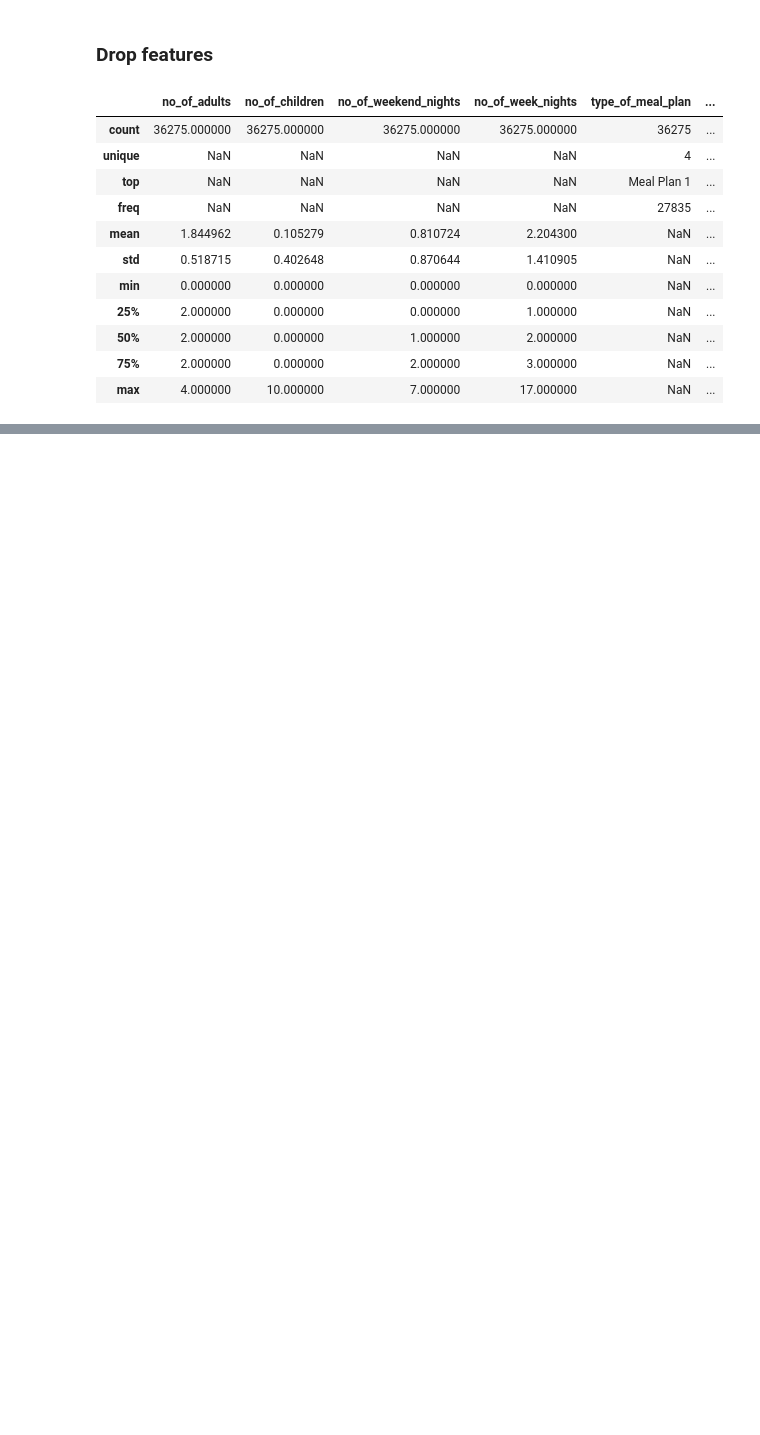
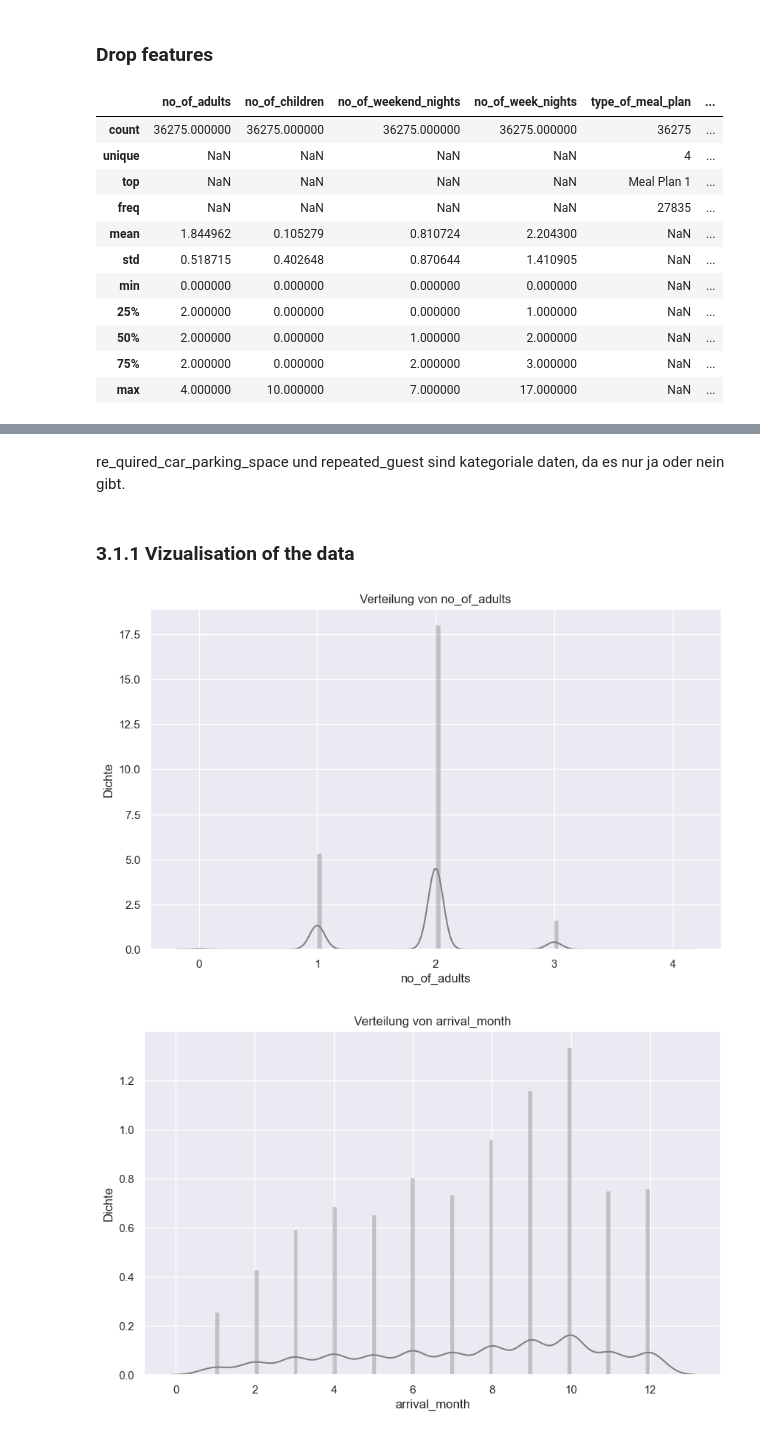
Before and after one commit to Flitschi7/stornierungsvorhersage-im-hotelgewerbe, a Jupyter notebook: hotel_cancellation.ipynb, the cells around one changed output, grey strips where cells are left out. Drawn from its saved outputs; the diff is of its cells as text; code cells hidden in the pictures; blank space fills up the shorter version.

```diff
--- a/hotel_cancellation.ipynb
+++ b/hotel_cancellation.ipynb
@@ -106,7 +96,8 @@ dtype: int64
 main_df = main_df.drop(['Booking_ID'], axis = 1)
 # %%
-#arrival year month and date are not relevant for the prediction
-main_df = main_df.drop(['arrival_year','arrival_month','arrival_date'], axis = 1)
+#arrival year month und date sind keine relevanten features
+main_df = main_df.drop(['arrival_year','arrival_date'], axis = 1)
+#arrival date kann noch als feature genutzt werden da eventuell saisonale Schwankungen auftreten
 # %%
 main_df.describe(include='all')
 # %% [output]
@@ -190,0 +116,3 @@ If you want to write a file to the project, you can follow these instructions to
+# %%
+#ändern des Datentyps der Spalte booking_status
+main_df['booking_status'] = main_df['booking_status'].map({'Canceled': 0, 'Not_Canceled': 1})
@@ -190,0 +134,2 @@ If you want to write a file to the project, you can follow these instructions to
+# %%
+clean_df =main_df.copy()
@@ -190,0 +140,3 @@ If you want to write a file to the project, you can follow these instructions to
+# %%
+numeric_features = clean_df.select_dtypes(include=[np.number])
+numeric_features.dtypes
@@ -190,0 +158,17 @@ If you want to write a file to the project, you can follow these instructions to
+# %% [markdown]
+re_quired_car_parking_space und repeated_guest sind kategoriale daten, da es nur ja oder nein gibt.
+# %% [markdown]
+### 3.1.1 Vizualisation of the data
+# %%
+features = ['no_of_adults', 'arrival_month', 'no_of_children', 'no_of_weekend_nights', 'no_of_week_nights', 'lead_time', 'no_of_previous_cancellations', 'no_of_previous_bookings_not_canceled','avg_price_per_room','no_of_special_requests']
+
+for feature in features:
+    plt.figure(figsize=(10, 6))
+    sns.histplot(numeric_features[feature], kde=True, stat='density', kde_kws=dict(cut=3), bins=100, color='gray', alpha=0.4, linewidth=0.25)
+    plt.title(f'Verteilung von {feature}')
+    plt.xlabel(feature)
+    plt.ylabel('Dichte')
+    plt.show()
+# %% [output]
+[figure, added]
+[figure, added]
```
Also changed, not shown: parts of 66 cells of this notebook.
